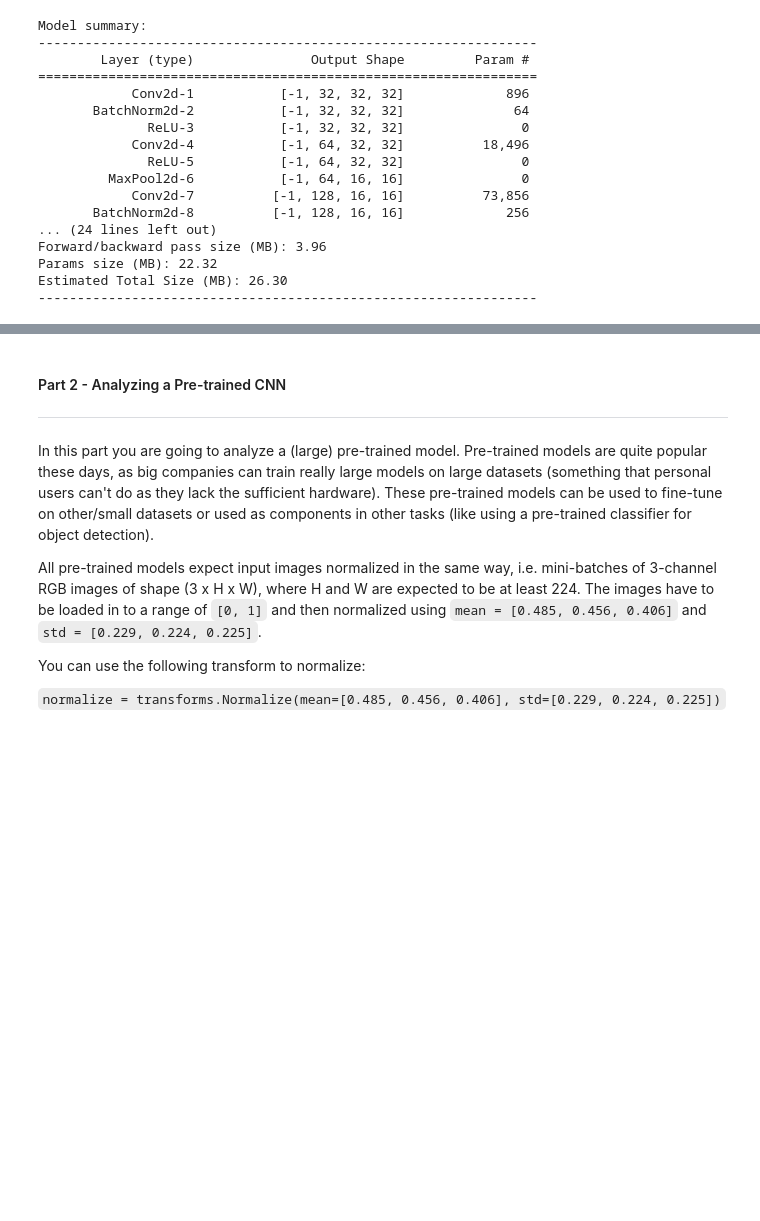
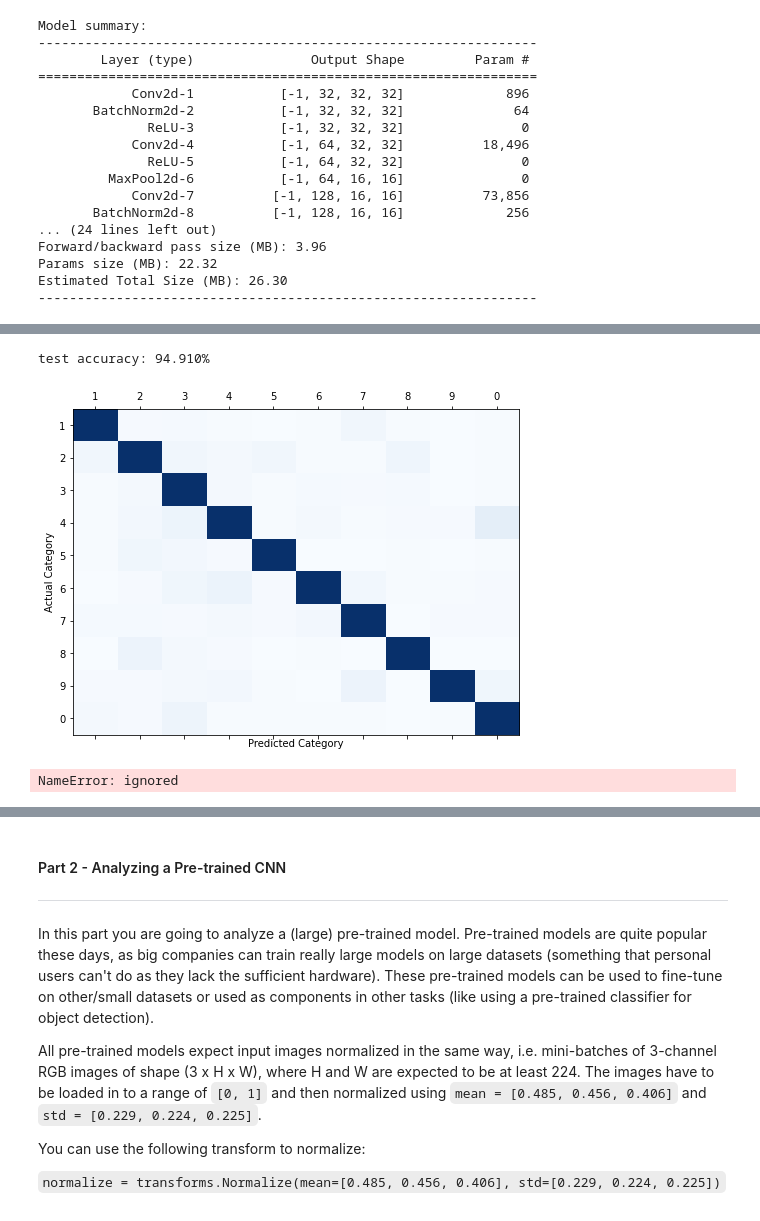
Before and after one commit to ynahum/cv_hw, a Jupyter notebook: Hw2/ee046746_hw2_207734088_034462796.ipynb, the cells around one changed output, grey strips where cells are left out. Cells and saved outputs as stored; diff of their text form; code cells hidden in the pictures; blank space fills up the shorter version.

```diff
--- a/Hw2/ee046746_hw2_207734088_034462796.ipynb
+++ b/Hw2/ee046746_hw2_207734088_034462796.ipynb
@@ -313,0 +378,14 @@ test accuracy: 94.691%
+# %%
+# %% Optimizer setup
+
+# device - cpu or gpu?
+device=torch.device("cuda:0" if torch.cuda.is_available() else "cpu")
+
+# loss criterion
+criterion=nn.CrossEntropyLoss()
+
+# build our model and send it to the device
+Our_Model=OurModel().to(device)# no need for parameters as we alredy defined them in the class
+
+# optimizer - Adam
+optimizer=torch.optim.Adam(Our_Model.parameters(),lr=learning_rate)
@@ -313,0 +434,18 @@ test accuracy: 94.691%
+# %%
+# load model, calculate accuracy and confusion matrix
+Our_Model=OurModel().to(device)
+state=torch.load('./checkpoints/our_cnn_ckpt.pth',map_location=device)
+Our_Model.load_state_dict(state['net'])
+test_accuracy,confusion_matrix=calculate_accuracy(Our_Model,test_loader,device)
+print("test accuracy: {:.3f}%".format(test_accuracy))
+# plot confusion matrix
+fig,ax=plt.subplots(1,1,figsize=(8,6))
+ax.matshow(confusion_matrix,aspect='auto',vmin=0,vmax=1000,cmap=plt.get_cmap('Blues'))
+plt.ylabel('Actual Category')
+plt.yticks(range(10),classes)
+plt.xlabel('Predicted Category')
+plt.xticks(range(10),classes)
+plt.show()
+# %% [output]
+test accuracy: 94.910%
+[figure, added]
@@ -313,0 +534,21 @@ test accuracy: 94.691%
+# %%
+# %% Fine tuning network
+
+BATCH_SIZE = 128
+learning_rate = 0.5e-4
+epochs = 30
+
+train_loader, valid_loader, test_loader = get_train_valid_loader(data_dir='./datasets',batch_size = BATCH_SIZE)
+# device - cpu or gpu?
+device=torch.device("cuda:0" if torch.cuda.is_available() else "cpu")
+
+# loss criterion
+criterion=nn.CrossEntropyLoss()
+
+# build our model and send it to the device
+Our_Model2=OurModel().to(device)# no need for parameters as we alredy defined them in the class
+
+# optimizer - Adam
+optimizer=torch.optim.Adam(Our_Model2.parameters(),lr=learning_rate)
+# %% [output]
+NameError: ignored
```
Also changed, not shown: parts of 10 cells of this notebook, 1 other file.
